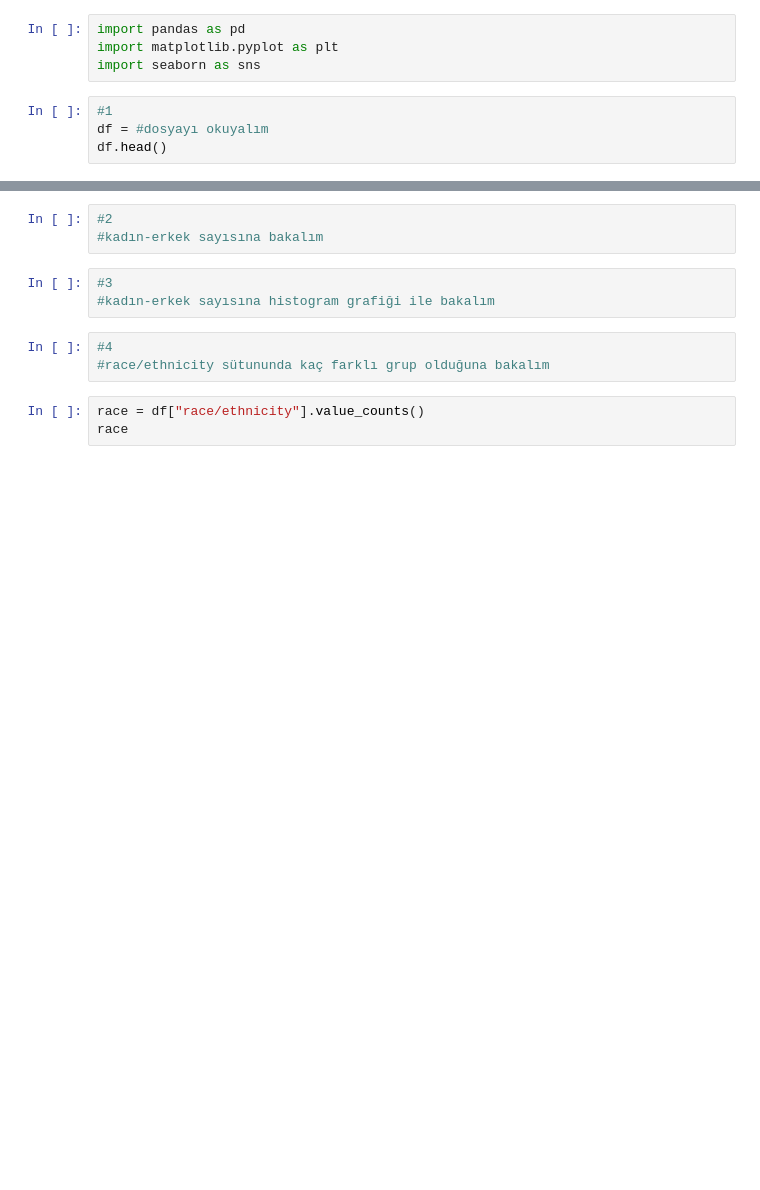
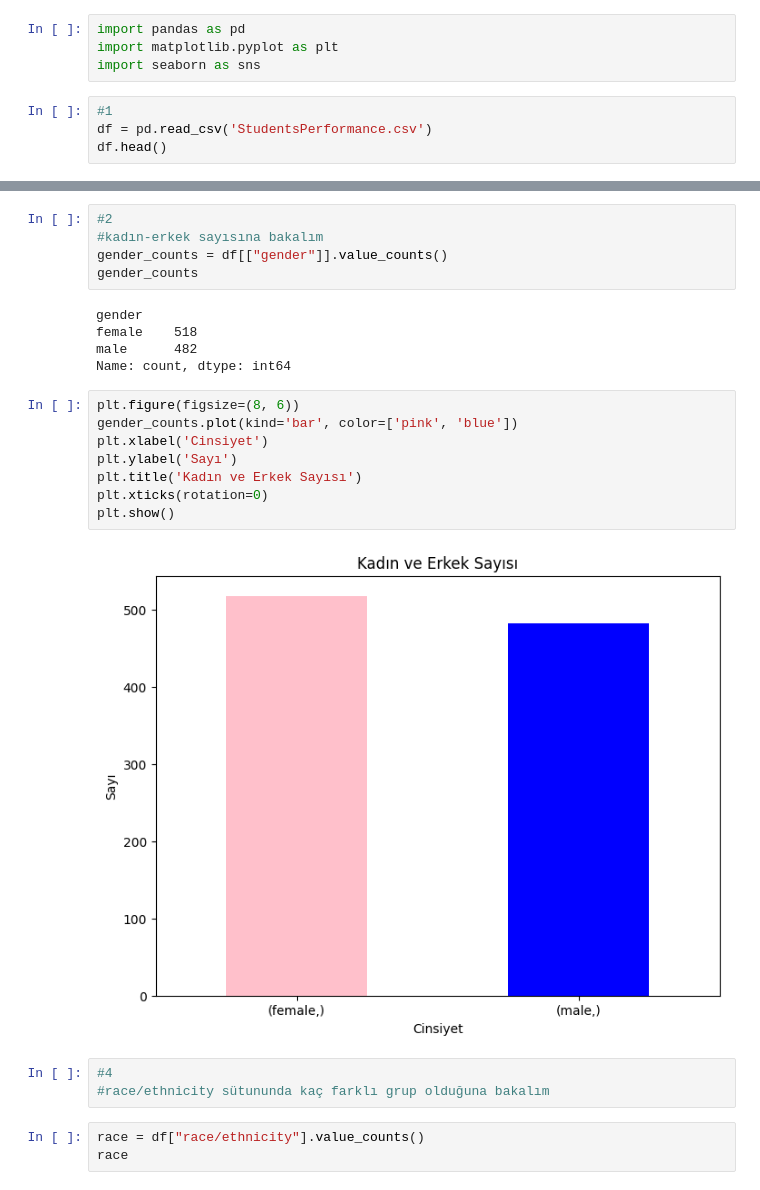
Before and after one commit to yelbetul/Hi-Kod-Veri-Bilimi-Atolyesi, a Jupyter notebook: veribilimiodev-8/Students_Performance_Odev.ipynb, the cells around one changed output, grey strips where cells are left out. Saved outputs shown, nothing was run; the diff lists cells and outputs as text; blank space fills up the shorter version.

```diff
--- a/veribilimiodev-8/Students_Performance_Odev.ipynb
+++ b/veribilimiodev-8/Students_Performance_Odev.ipynb
@@ -4,5 +4,5 @@ import matplotlib.pyplot as plt
 import seaborn as sns
 # %%
 #1
-df = #dosyayı okuyalım
+df = pd.read_csv('StudentsPerformance.csv')
 df.head()
@@ -9,9 +16,23 @@ df.head()
 # %%
 #2
 #kadın-erkek sayısına bakalım
+gender_counts = df[["gender"]].value_counts()
+gender_counts
+# %% [output]
+gender
+female    518
+male      482
+Name: count, dtype: int64
 # %%
-#3
-#kadın-erkek sayısına histogram grafiği ile bakalım
+plt.figure(figsize=(8, 6))
+gender_counts.plot(kind='bar', color=['pink', 'blue'])
+plt.xlabel('Cinsiyet')
+plt.ylabel('Sayı')
+plt.title('Kadın ve Erkek Sayısı')
+plt.xticks(rotation=0)
+plt.show()
+# %% [output]
+[figure, added]
 # %%
 #4
 #race/ethnicity sütununda kaç farklı grup olduğuna bakalım
```
Also changed, not shown: parts of 13 cells of this notebook.
